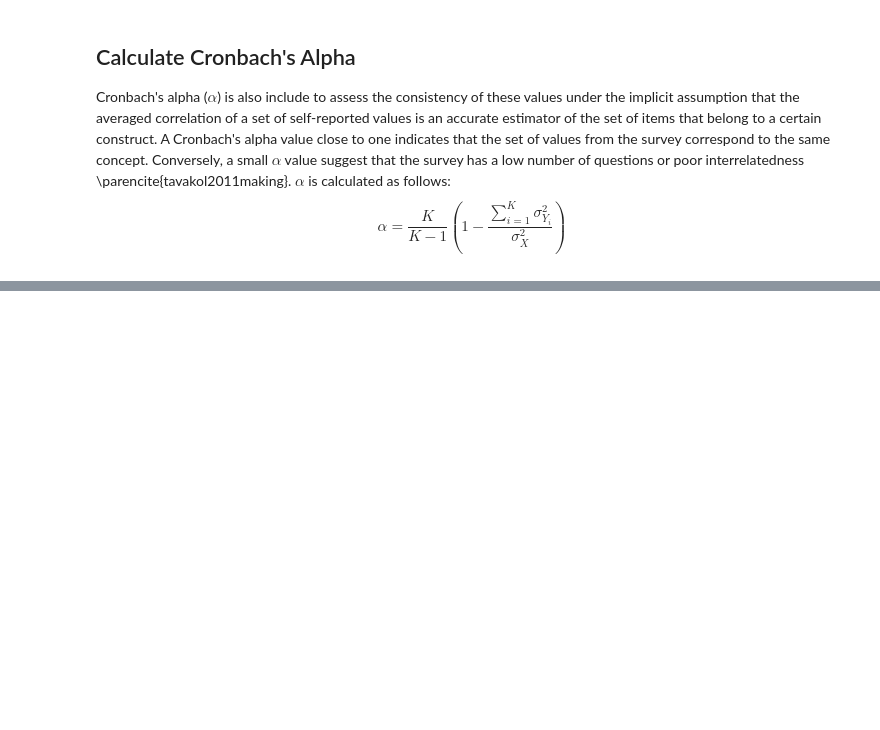
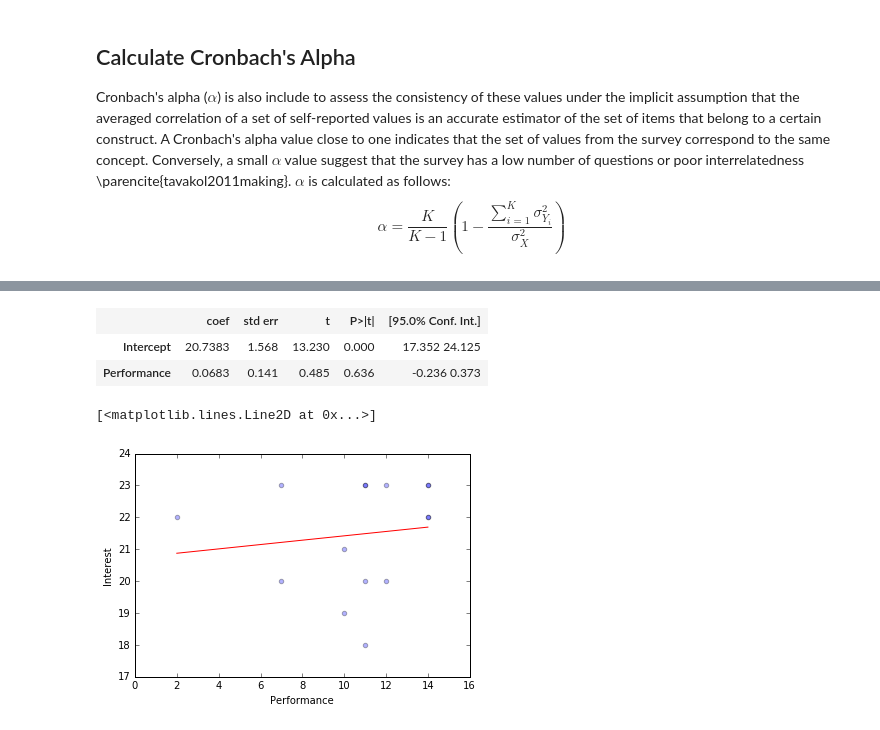
Before and after one commit to rubenpinzon/NumeracyIntervention, a Jupyter notebook: Data Analysis.ipynb, the cells around one changed output, grey strips where cells are left out. Drawn from its saved outputs; the diff is of its cells as text; code cells hidden in the pictures; blank space fills up the shorter version.

```diff
--- a/Data Analysis.ipynb
+++ b/Data Analysis.ipynb
@@ -116,0 +162,17 @@ OLS Regression Results
+# %%
+est2 = smf.ols(formula='Interest ~ Performance', data=groups).fit()
+short_summary(est2)
+# %% [output]
+|  | coef | std err | t | P>|t| | [95.0% Conf. Int.] |
+| Intercept | 20.7383 | 1.568 | 13.230 | 0.000 | 17.352 24.125 |
+| Performance | 0.0683 | 0.141 | 0.485 | 0.636 | -0.236 0.373 |
+# %%
+Performance_linspace = np.linspace(groups.Performance.min(), groups.Performance.max(), 100)
+
+plt.xlabel('Performance')
+plt.ylabel('Interest')
+plt.scatter(groups.Performance, groups.Interest, alpha=0.3)
+plt.plot(Performance_linspace, est2.params[0] + est2.params[1] * Performance_linspace, 'r')
+# %% [output]
+[<matplotlib.lines.Line2D at 0x...>]
+[figure, added]
```
Also changed, not shown: parts of 41 cells of this notebook.
